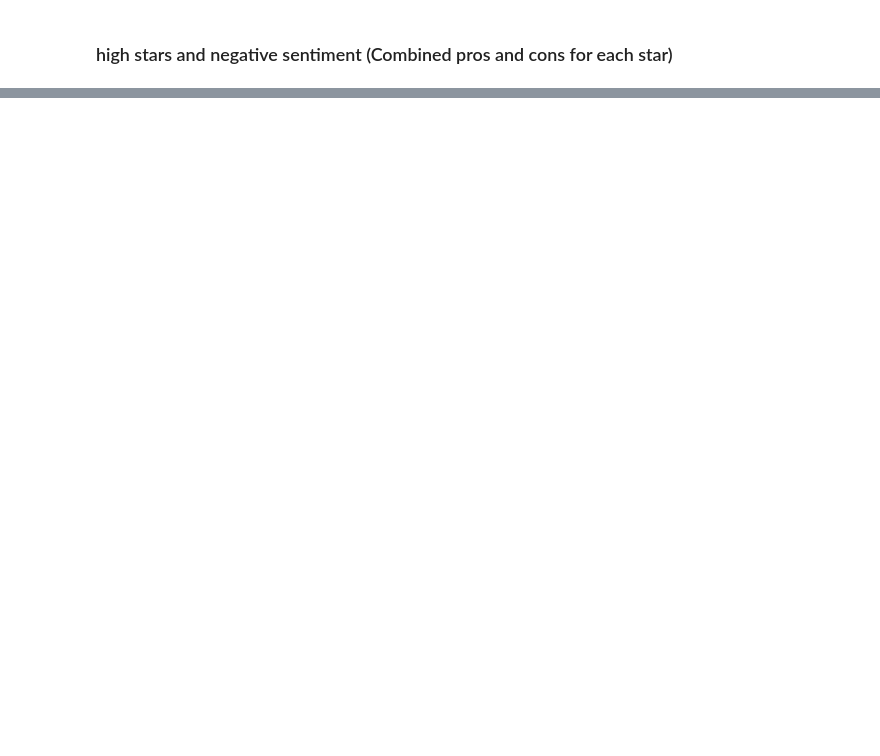
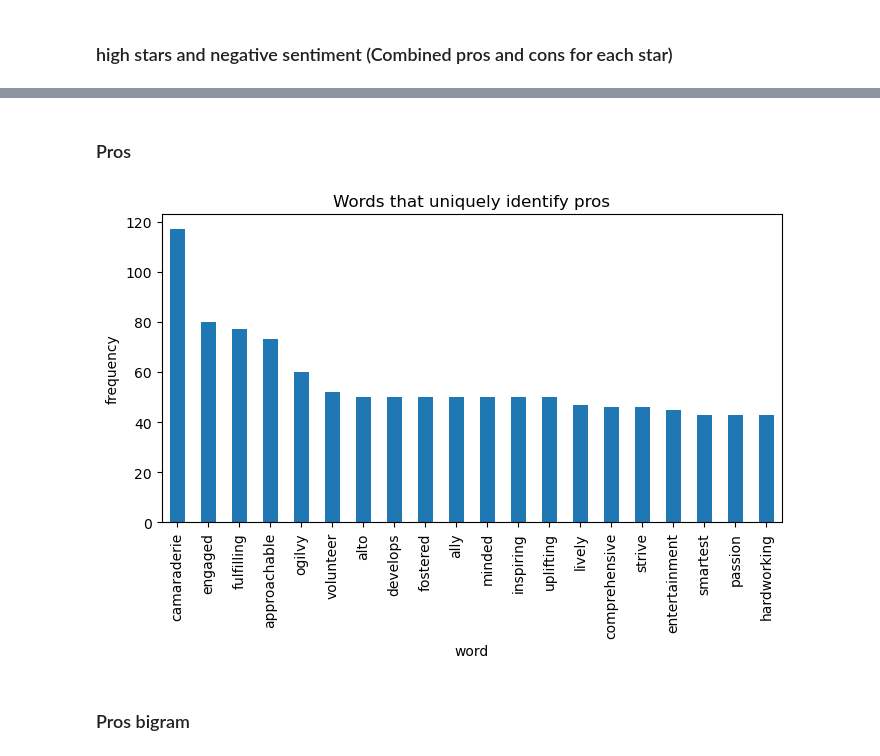
Before and after one commit to glassdoorstars/glassdoor-rating-predictions, a Jupyter notebook: explore.ipynb, the cells around one changed output, grey strips where cells are left out. Saved outputs shown, nothing was run; the diff lists cells and outputs as text; code cells hidden in the pictures; blank space fills up the shorter version.

```diff
--- a/explore.ipynb
+++ b/explore.ipynb
@@ -341,0 +345,7 @@ for i in high_bin_labels:
+# %%
+# get the word frequencies for each category
+pros_freq = pd.Series(" ".join(train.pros_lemmatized.values).split()).value_counts()
+cons_freq = pd.Series(" ".join(train.cons_lemmatized.values).split()).value_counts()
+pros_cons_str = " ".join(train.cons_lemmatized.values) + " ".join(train.pros_lemmatized.values)
+all_freq = pd.Series(pros_cons_str.split()).value_counts()
+all_freq
@@ -341,0 +365,6 @@ for i in high_bin_labels:
+# %%
+# concat all frequencies together into a dataframe
+word_freq= pd.concat([pros_freq, cons_freq, all_freq], axis=1).fillna(0).astype(int)
+word_freq.columns = ['pros_freq', 'cons_freq', 'all_freq']
+
+word_freq
@@ -341,0 +385,12 @@ for i in high_bin_labels:
+# %% [markdown]
+### Pros
+# %%
+word_freq.pros_freq[word_freq.cons_freq == 0].head(20).plot(kind="bar", figsize=(8,4))
+plt.title("Words that uniquely identify pros")
+plt.xlabel("word")
+plt.ylabel("frequency")
+plt.show()
+# %% [output]
+[figure, added]
+# %% [markdown]
+### Pros bigram
```
Also changed, not shown: parts of 36 cells of this notebook, 4 other files.
